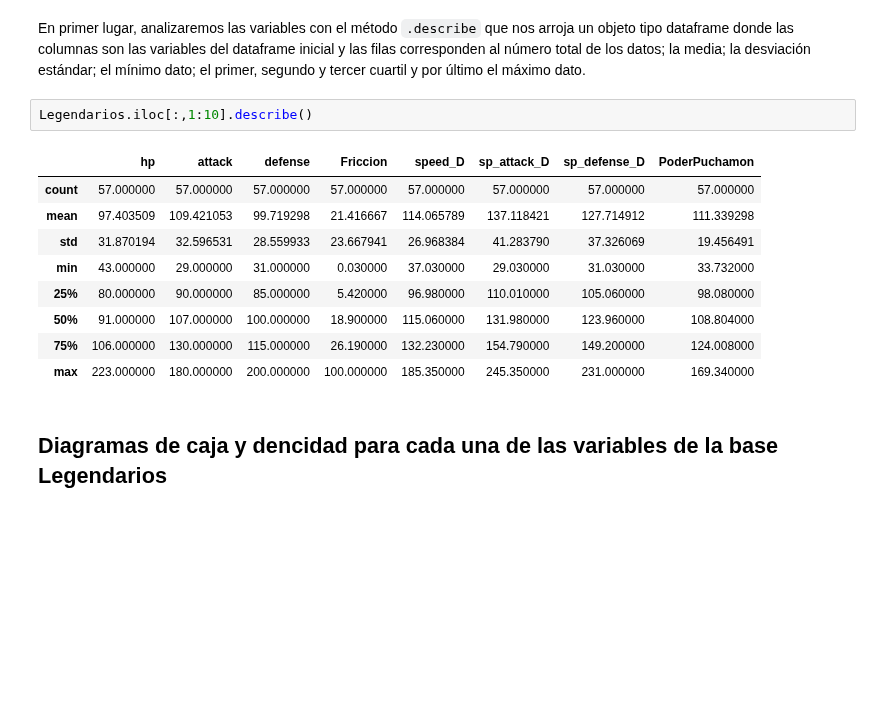
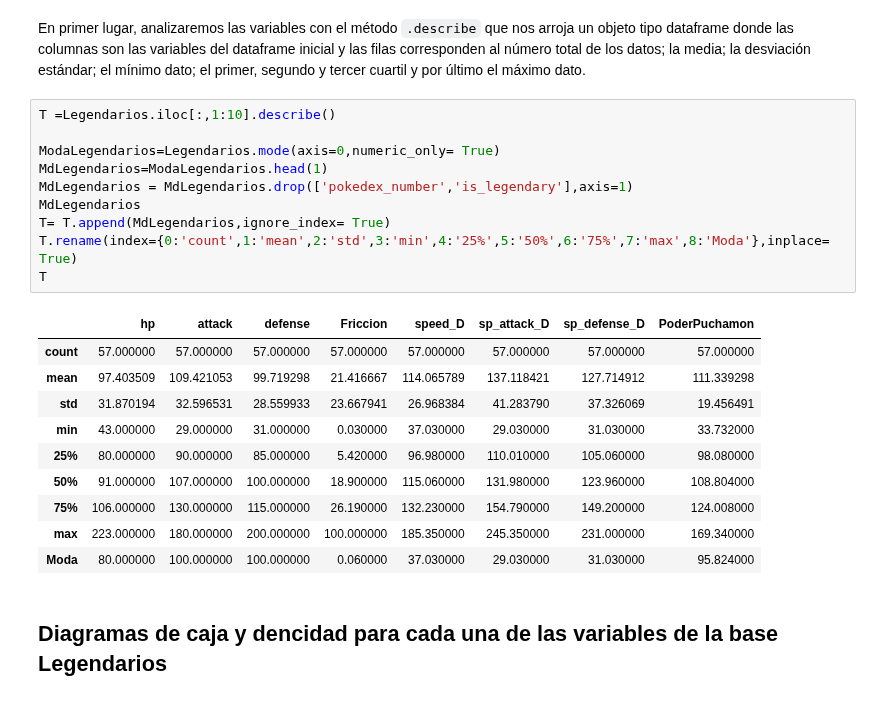
Before and after one commit to Calm-leon/proyecto-an-lisis-de-datos, a Jupyter notebook: Copia_de_Pokemon.ipynb, the cells around one changed output. Drawn from its saved outputs; the diff is of its cells as text; blank space fills up the shorter version.

```diff
--- a/Copia_de_Pokemon.ipynb
+++ b/Copia_de_Pokemon.ipynb
@@ -299,18 +299,27 @@ Legendarios
 | 801 | 802 | Camilomon | 100 | 100 | 100 | 0.56 | 100.56 | 100.56 | 100.56 | ... |
 # %% [markdown]
 En primer lugar, analizaremos las variables con el método `.describe` que nos arroja un objeto tipo dataframe donde las columnas son las variables del dataframe inicial y las filas corresponden al número total de los datos; la media; la desviación estándar; el mínimo dato; el primer, segundo y tercer cuartil y por último el máximo dato.
-# %%
-Legendarios.iloc[:,1:10].describe()
-# %% [output]
-|  | hp | attack | defense | Friccion | speed_D | sp_attack_D | sp_defense_D | PoderPuchamon |
-| count | 57.000000 | 57.000000 | 57.000000 | 57.000000 | 57.000000 | 57.000000 | 57.000000 | 57.000000 |
-| mean | 97.403509 | 109.421053 | 99.719298 | 21.416667 | 114.065789 | 137.118421 | 127.714912 | 111.339298 |
-| std | 31.870194 | 32.596531 | 28.559933 | 23.667941 | 26.968384 | 41.283790 | 37.326069 | 19.456491 |
-| min | 43.000000 | 29.000000 | 31.000000 | 0.030000 | 37.030000 | 29.030000 | 31.030000 | 33.732000 |
-| 25% | 80.000000 | 90.000000 | 85.000000 | 5.420000 | 96.980000 | 110.010000 | 105.060000 | 98.080000 |
-| 50% | 91.000000 | 107.000000 | 100.000000 | 18.900000 | 115.060000 | 131.980000 | 123.960000 | 108.804000 |
-| 75% | 106.000000 | 130.000000 | 115.000000 | 26.190000 | 132.230000 | 154.790000 | 149.200000 | 124.008000 |
-| max | 223.000000 | 180.000000 | 200.000000 | 100.000000 | 185.350000 | 245.350000 | 231.000000 | 169.340000 |
+# %%
+T =Legendarios.iloc[:,1:10].describe()
+
+ModaLegendarios=Legendarios.mode(axis=0,numeric_only= True)
+MdLegendarios=ModaLegendarios.head(1)
+MdLegendarios = MdLegendarios.drop(['pokedex_number','is_legendary'],axis=1)
+MdLegendarios
+T= T.append(MdLegendarios,ignore_index= True)
+T.rename(index={0:'count',1:'mean',2:'std',3:'min',4:'25%',5:'50%',6:'75%',7:'max',8:'Moda'},inplace= True)
+T
+# %% [output]
+|  | hp | attack | defense | Friccion | speed_D | sp_attack_D | sp_defense_D | PoderPuchamon |
+| count | 57.000000 | 57.000000 | 57.000000 | 57.000000 | 57.000000 | 57.000000 | 57.000000 | 57.000000 |
+| mean | 97.403509 | 109.421053 | 99.719298 | 21.416667 | 114.065789 | 137.118421 | 127.714912 | 111.339298 |
+| std | 31.870194 | 32.596531 | 28.559933 | 23.667941 | 26.968384 | 41.283790 | 37.326069 | 19.456491 |
+| min | 43.000000 | 29.000000 | 31.000000 | 0.030000 | 37.030000 | 29.030000 | 31.030000 | 33.732000 |
+| 25% | 80.000000 | 90.000000 | 85.000000 | 5.420000 | 96.980000 | 110.010000 | 105.060000 | 98.080000 |
+| 50% | 91.000000 | 107.000000 | 100.000000 | 18.900000 | 115.060000 | 131.980000 | 123.960000 | 108.804000 |
+| 75% | 106.000000 | 130.000000 | 115.000000 | 26.190000 | 132.230000 | 154.790000 | 149.200000 | 124.008000 |
+| max | 223.000000 | 180.000000 | 200.000000 | 100.000000 | 185.350000 | 245.350000 | 231.000000 | 169.340000 |
+| Moda | 80.000000 | 100.000000 | 100.000000 | 0.060000 | 37.030000 | 29.030000 | 31.030000 | 95.824000 |
 # %% [markdown]
 ## Diagramas de caja y dencidad para cada una de las variables de la base Legendarios
 # %% [markdown]
```
Also changed, not shown: parts of 2 cells of this notebook.
